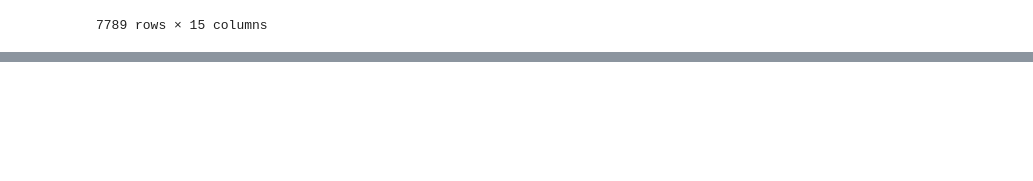
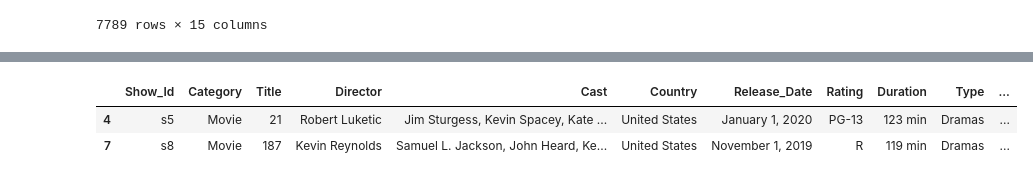
Before and after one commit to pernebay-arailym/Project_21_DataScience_Netflix, a Jupyter notebook: analysis.ipynb, the cells around one changed output, grey strips where cells are left out. Saved outputs shown, nothing was run; the diff lists cells and outputs as text; code cells hidden in the pictures; blank space fills up the shorter version.

```diff
--- a/analysis.ipynb
+++ b/analysis.ipynb
@@ -572,0 +576,6 @@ data.sort_values(by='Year', ascending = False)
+# %%
+data[(data['Category']=='Movie') & (data['Type']=='Dramas')].head(2)
+# %% [output]
+|  | Show_Id | Category | Title | Director | Cast | Country | Release_Date | Rating | Duration | Type | ... |
+| 4 | s5 | Movie | 21 | Robert Luketic | Jim Sturgess, Kevin Spacey, Kate ... | United States | January 1, 2020 | PG-13 | 123 min | Dramas | ... |
+| 7 | s8 | Movie | 187 | Kevin Reynolds | Samuel L. Jackson, John Heard, Ke... | United States | November 1, 2019 | R | 119 min | Dramas | ... |
```
Also changed, not shown: parts of 4 cells of this notebook.
